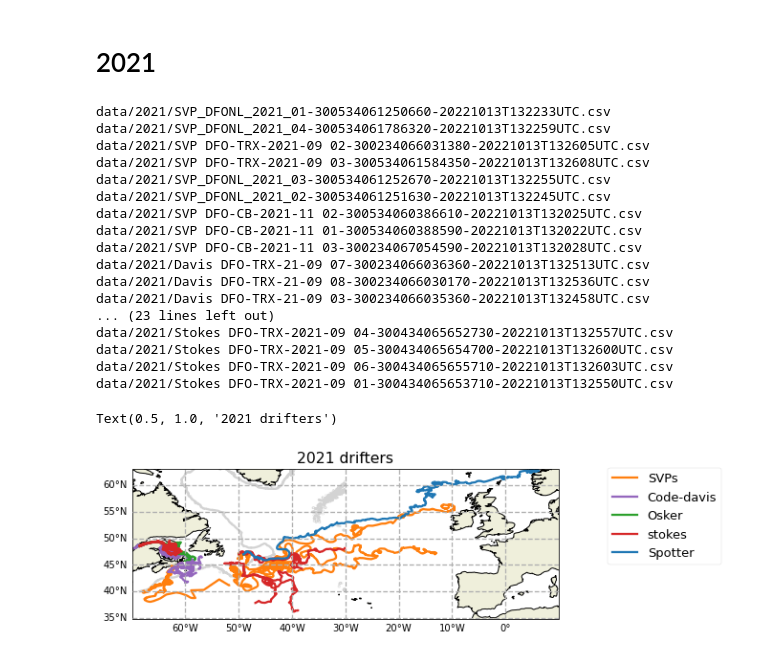
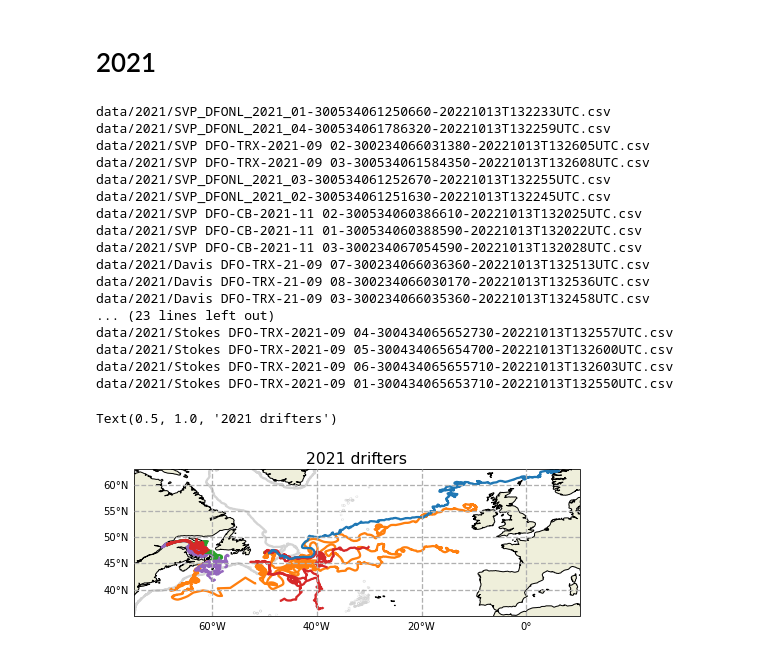
Before and after one commit to nsoontie/ocn_nav, a Jupyter notebook: notebooks/drifters/CONCEPTS-2022/OPPDrifters2021.ipynb, the cells around one changed output. Saved outputs shown, nothing was run; the diff lists cells and outputs as text; code cells hidden in the pictures.

```diff
--- a/notebooks/drifters/CONCEPTS-2022/OPPDrifters2021.ipynb
+++ b/notebooks/drifters/CONCEPTS-2022/OPPDrifters2021.ipynb
@@ -17,8 +17,8 @@ plt.style.use('seaborn-talk')
 # %%
 year=2021
 # %%
-lat_min=40
-lon_min=-70
+lat_min=35
+lon_min=-75
 lat_max=63
 lon_max=-30
 # %%
@@ -47,7 +47,7 @@ def plot_bathymetry(ax, etopo):
     lats = etopo.y.values
     lons, lats = np.meshgrid(lons,lats)
     bathy = etopo.z.values
-    levels = [-1500,]
+    levels = [-1000,]
     CS = ax.contour(lons,lats,bathy,levels, transform=ccrs.PlateCarree(),
                     linestyles='solid', linewidth=0.05,colors='lightgrey')
 # %%
@@ -111,34 +111,34 @@ fig = plt.figure(figsize=(8,10))
 ax = fig.add_subplot(1, 1, 1, projection=ccrs.PlateCarree())
 
 plot_bathymetry(ax,esel)
 plot_SVPs(SVPs, ax)
 plot_davis(codes, ax)
 plot_oskers(oskers, ax)
 
 plot_stokes(stokes, ax)
 plot_spotter(spotter, ax)
 pretty_map(ax)
-ax.legend(bbox_to_anchor=(1.1, 1.05))
+#ax.legend(loc='best')
 ax.set_title(f'{year} drifters')
 # %% [output]
 data/2021/SVP_DFONL_2021_01-300534061250660-20221013T132233UTC.csv
 data/2021/SVP_DFONL_2021_04-300534061786320-20221013T132259UTC.csv
 data/2021/SVP DFO-TRX-2021-09 02-300234066031380-20221013T132605UTC.csv
 data/2021/SVP DFO-TRX-2021-09 03-300534061584350-20221013T132608UTC.csv
 data/2021/SVP_DFONL_2021_03-300534061252670-20221013T132255UTC.csv
 data/2021/SVP_DFONL_2021_02-300534061251630-20221013T132245UTC.csv
 data/2021/SVP DFO-CB-2021-11 02-300534060386610-20221013T132025UTC.csv
 data/2021/SVP DFO-CB-2021-11 01-300534060388590-20221013T132022UTC.csv
 data/2021/SVP DFO-CB-2021-11 03-300234067054590-20221013T132028UTC.csv
 data/2021/Davis DFO-TRX-21-09 07-300234066036360-20221013T132513UTC.csv
 data/2021/Davis DFO-TRX-21-09 08-300234066030170-20221013T132536UTC.csv
 data/2021/Davis DFO-TRX-21-09 03-300234066035360-20221013T132458UTC.csv
 ... (23 lines left out)
 data/2021/Stokes DFO-TRX-2021-09 04-300434065652730-20221013T132557UTC.csv
 data/2021/Stokes DFO-TRX-2021-09 05-300434065654700-20221013T132600UTC.csv
 data/2021/Stokes DFO-TRX-2021-09 06-300434065655710-20221013T132603UTC.csv
 data/2021/Stokes DFO-TRX-2021-09 01-300434065653710-20221013T132550UTC.csv
 Text(0.5, 1.0, '2021 drifters')
-[figure, old version]
+[figure, new version]
 # %%
 fig.savefig('2021EastCoastdeployments.png', bbox_inches='tight')
```
Also changed, not shown: 10 other files.
